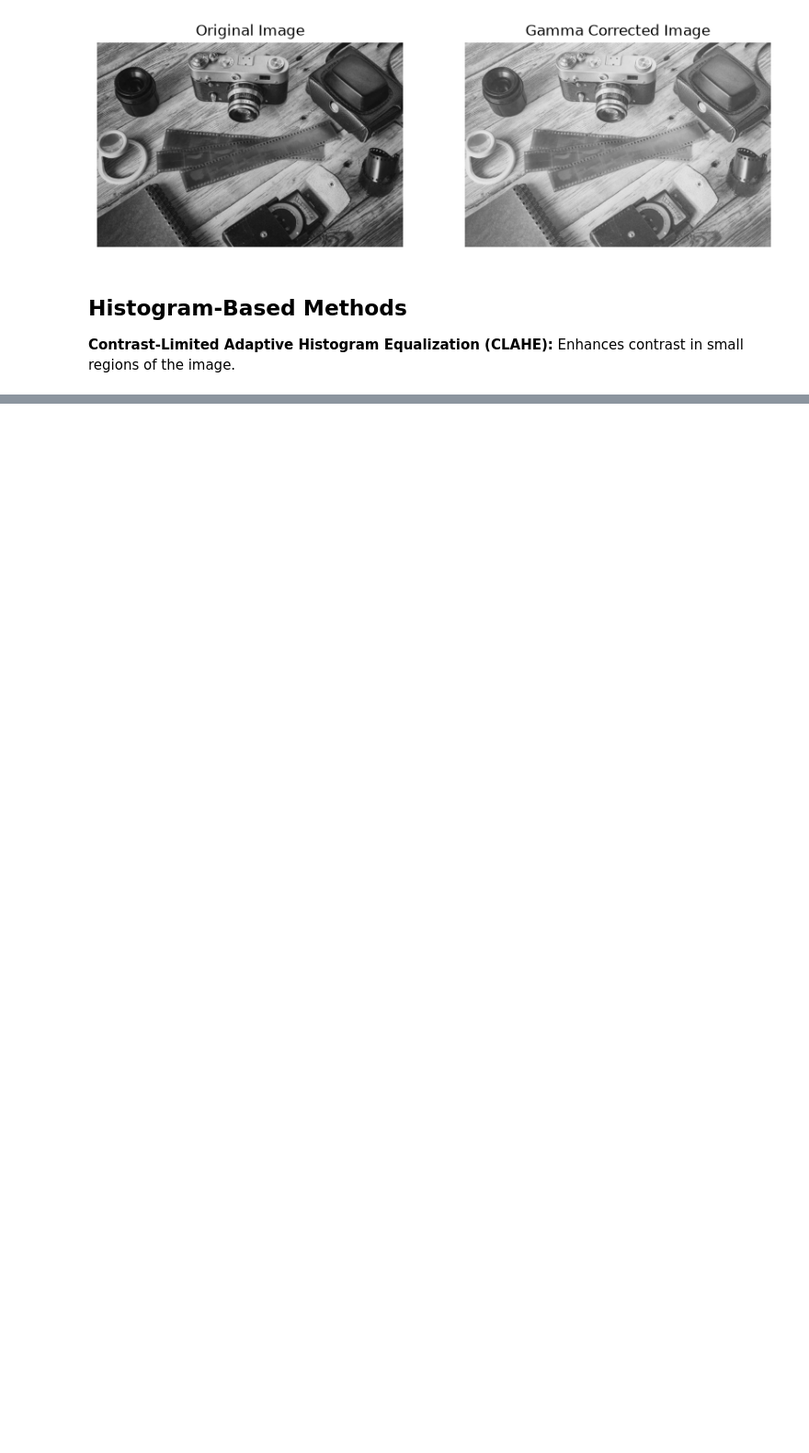
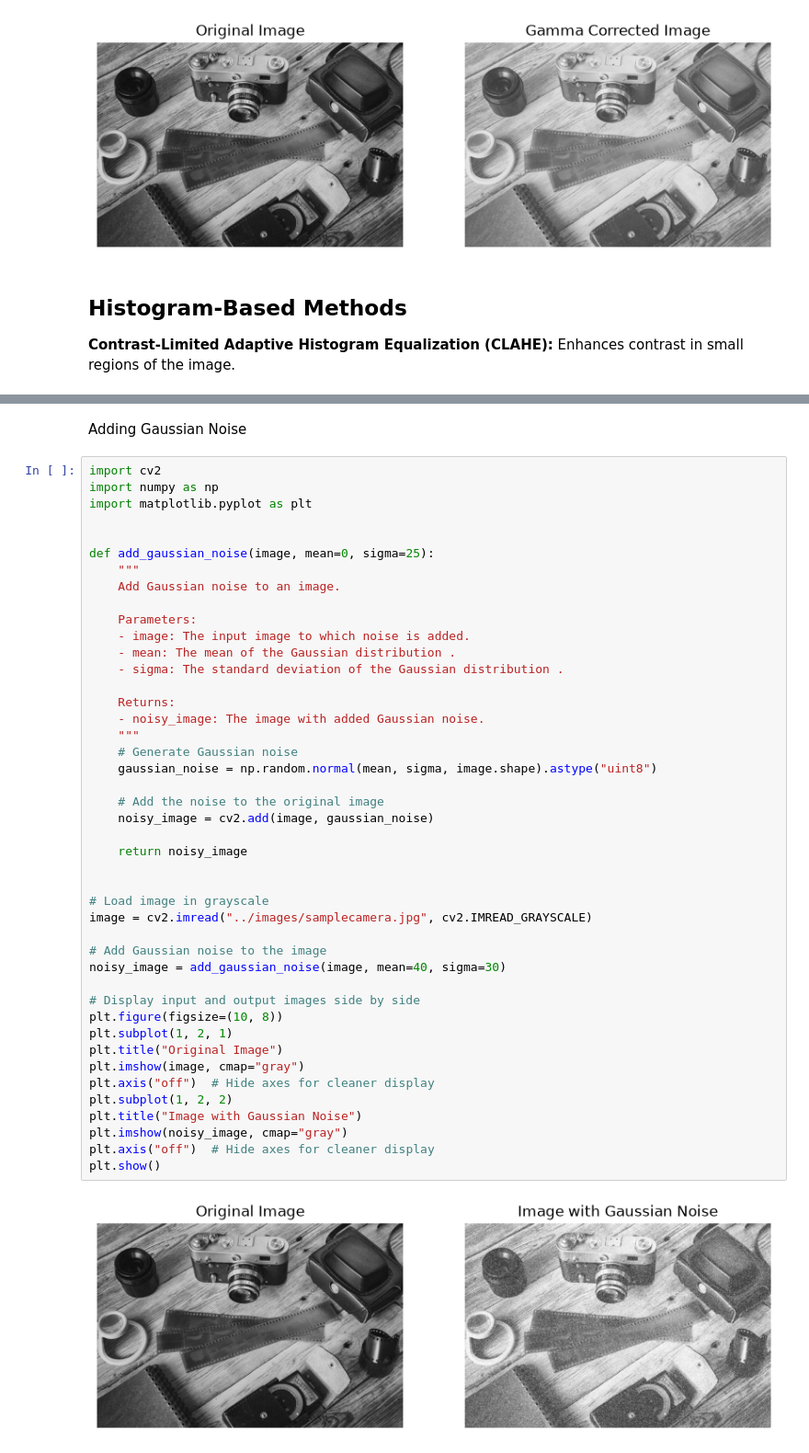
Before and after one commit to MdAshekMahmud/OpenCV, a Jupyter notebook: notebooks/01_image_processing_and_enhancement.ipynb, the cells around one changed output, grey strips where cells are left out. Shown at 92% size. Cells and saved outputs as stored; diff of their text form; blank space fills up the shorter version.

```diff
--- a/notebooks/01_image_processing_and_enhancement.ipynb
+++ b/notebooks/01_image_processing_and_enhancement.ipynb
@@ -74,0 +110,48 @@ else:
+# %% [markdown]
+Adding Gaussian Noise
+# %%
+import cv2
+import numpy as np
+import matplotlib.pyplot as plt
+
+
+def add_gaussian_noise(image, mean=0, sigma=25):
+    """
+    Add Gaussian noise to an image.
+
+    Parameters:
+    - image: The input image to which noise is added.
+    - mean: The mean of the Gaussian distribution .
+    - sigma: The standard deviation of the Gaussian distribution .
+
+    Returns:
+    - noisy_image: The image with added Gaussian noise.
+    """
+    # Generate Gaussian noise
+    gaussian_noise = np.random.normal(mean, sigma, image.shape).astype("uint8")
+
+    # Add the noise to the original image
+    noisy_image = cv2.add(image, gaussian_noise)
+
+    return noisy_image
+
+
+# Load image in grayscale
+image = cv2.imread("../images/samplecamera.jpg", cv2.IMREAD_GRAYSCALE)
+
+# Add Gaussian noise to the image
+noisy_image = add_gaussian_noise(image, mean=40, sigma=30)
+
+# Display input and output images side by side
+plt.figure(figsize=(10, 8))
+plt.subplot(1, 2, 1)
+plt.title("Original Image")
+plt.imshow(image, cmap="gray")
+plt.axis("off")  # Hide axes for cleaner display
+plt.subplot(1, 2, 2)
+plt.title("Image with Gaussian Noise")
+plt.imshow(noisy_image, cmap="gray")
+plt.axis("off")  # Hide axes for cleaner display
+plt.show()
+# %% [output]
+[figure, added]
```
Also changed, not shown: parts of 11 cells of this notebook.
